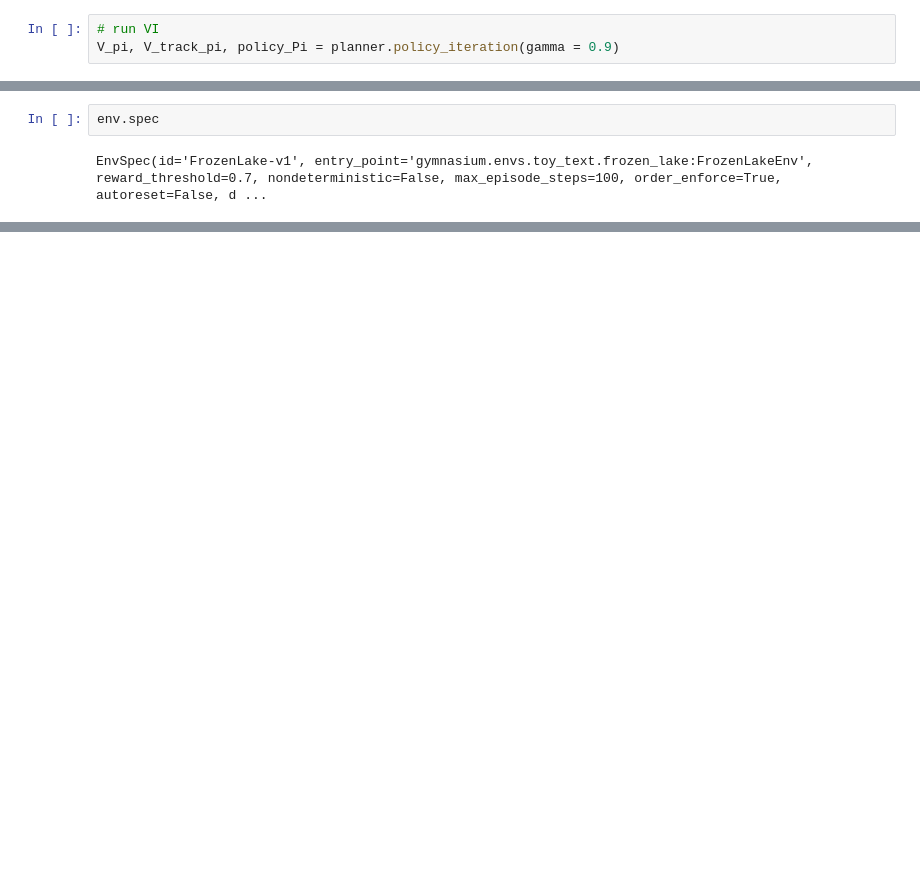
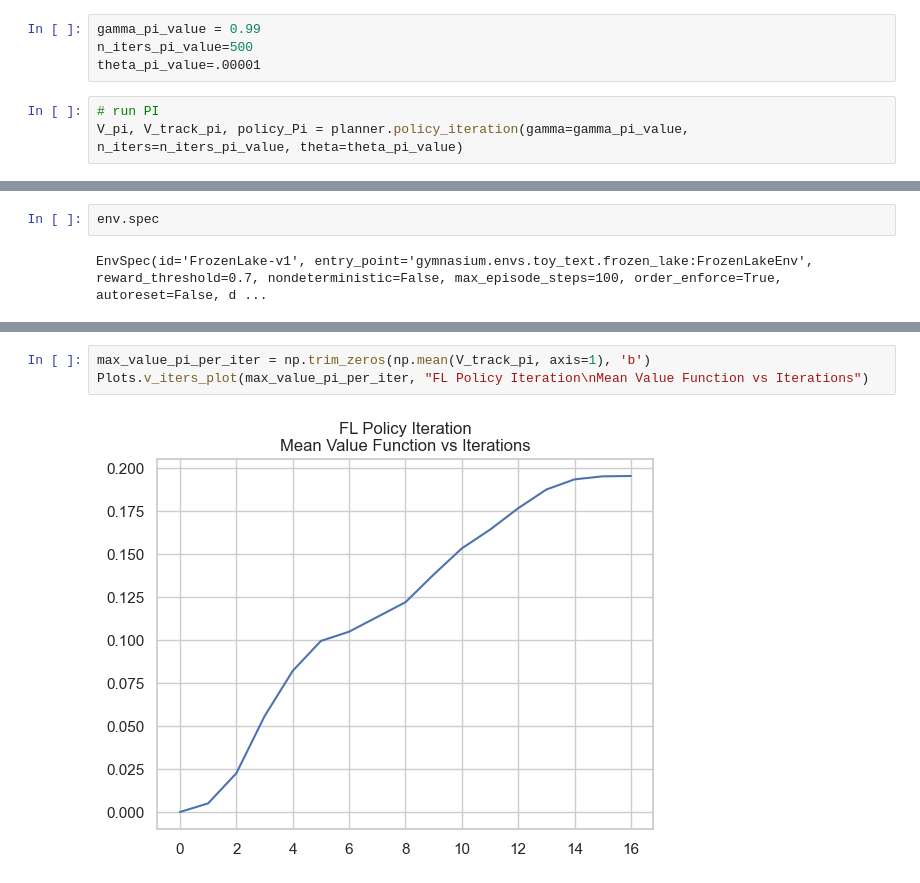
Before and after one commit to neelimaGATech/reinforced_learning, a Jupyter notebook: FrozenLake_VI_PI.ipynb, the cells around one changed output, grey strips where cells are left out. Cells and saved outputs as stored; diff of their text form; blank space fills up the shorter version.

```diff
--- a/FrozenLake_VI_PI.ipynb
+++ b/FrozenLake_VI_PI.ipynb
@@ -104,4 +227,8 @@ print(percentage_ones)
+# %%
+gamma_pi_value = 0.99
+n_iters_pi_value=500
+theta_pi_value=.00001
 # %%
-# run VI
-V_pi, V_track_pi, policy_Pi = planner.policy_iteration(gamma = 0.9)
+# run PI
+V_pi, V_track_pi, policy_Pi = planner.policy_iteration(gamma=gamma_pi_value, n_iters=n_iters_pi_value, theta=theta_pi_value)
 # %% [output]
@@ -129,3 +254,8 @@ Discrete(64)
+# %%
+max_value_pi_per_iter = np.trim_zeros(np.mean(V_track_pi, axis=1), 'b')
+Plots.v_iters_plot(max_value_pi_per_iter, "FL Policy Iteration\nMean Value Function vs Iterations")
+# %% [output]
+[figure, added]
 # %%
 fl_actions = {0: "←", 1: "↓", 2: "→", 3: "↑"}
 fl_map_size=(map_size,map_size)
```
Also changed, not shown: parts of 41 cells of this notebook, 9 other files.
